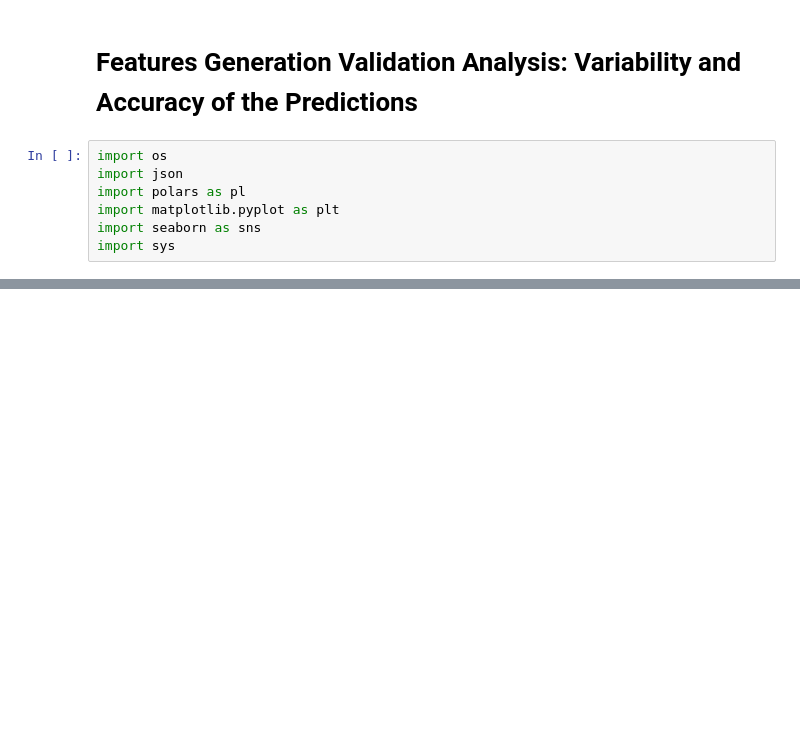
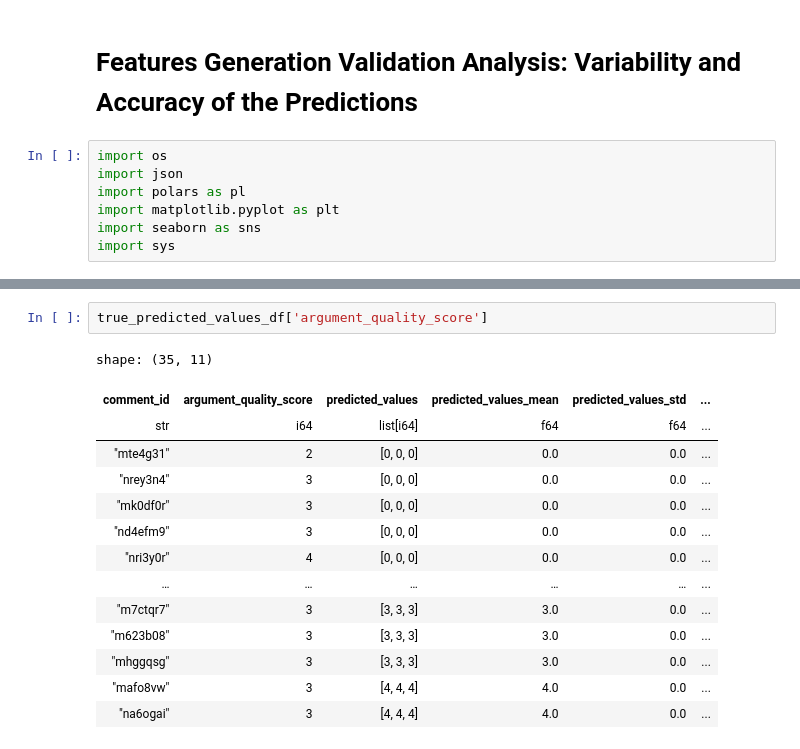
Before and after one commit to FabioScielzoOrtiz/gaza-reddit-polarization, a Jupyter notebook: notebooks/features_generation_validation_analysis.ipynb, the cells around one changed output, grey strips where cells are left out. Cells and saved outputs as stored; diff of their text form; blank space fills up the shorter version.

```diff
--- a/notebooks/features_generation_validation_analysis.ipynb
+++ b/notebooks/features_generation_validation_analysis.ipynb
@@ -100,0 +69,17 @@ shape: (141, 5)
+# %%
+true_predicted_values_df['argument_quality_score']
+# %% [output]
+shape: (35, 11)
+| comment_id | argument_quality_score | predicted_values | predicted_values_mean | predicted_values_std | ... |
+| str | i64 | list[i64] | f64 | f64 | ... |
+| "mte4g31" | 2 | [0, 0, 0] | 0.0 | 0.0 | ... |
+| "nrey3n4" | 3 | [0, 0, 0] | 0.0 | 0.0 | ... |
+| "mk0df0r" | 3 | [0, 0, 0] | 0.0 | 0.0 | ... |
+| "nd4efm9" | 3 | [0, 0, 0] | 0.0 | 0.0 | ... |
+| "nri3y0r" | 4 | [0, 0, 0] | 0.0 | 0.0 | ... |
+| … | … | … | … | … | ... |
+| "m7ctqr7" | 3 | [3, 3, 3] | 3.0 | 0.0 | ... |
+| "m623b08" | 3 | [3, 3, 3] | 3.0 | 0.0 | ... |
+| "mhggqsg" | 3 | [3, 3, 3] | 3.0 | 0.0 | ... |
+| "mafo8vw" | 3 | [4, 4, 4] | 4.0 | 0.0 | ... |
+| "na6ogai" | 3 | [4, 4, 4] | 4.0 | 0.0 | ... |
```
Also changed, not shown: parts of 17 cells of this notebook, 4 other files.
